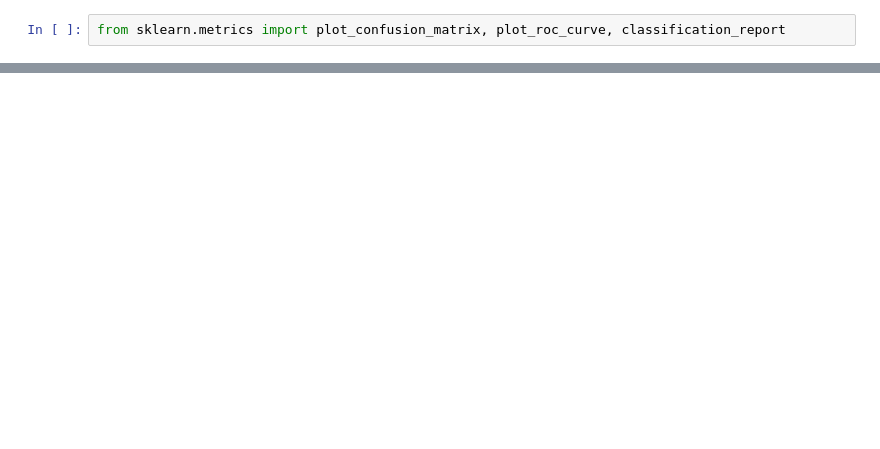
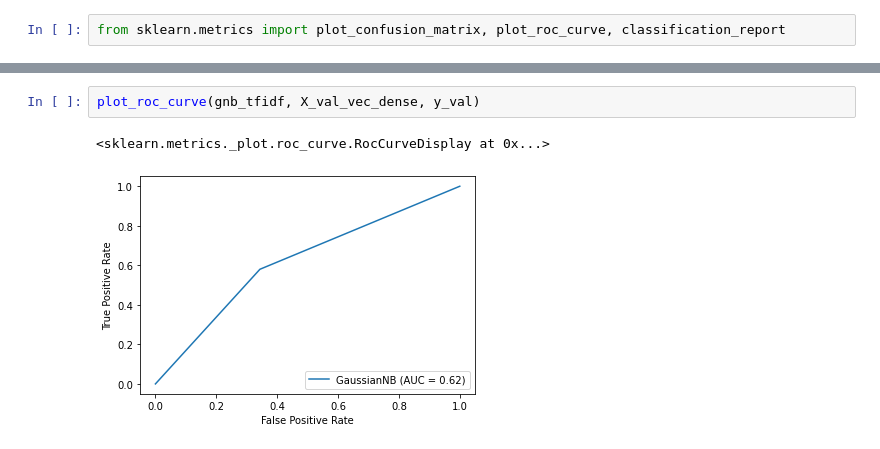
Before and after one commit to cdlc01/Twitter_Hate_Speech_Analysis, a Jupyter notebook: Naive Bayes & Multinomial Naive Bayes.ipynb, the cells around one changed output, grey strips where cells are left out. Cells and saved outputs as stored; diff of their text form; blank space fills up the shorter version.

```diff
--- a/Naive Bayes & Multinomial Naive Bayes.ipynb
+++ b/Naive Bayes & Multinomial Naive Bayes.ipynb
@@ -128,0 +151,5 @@ from sklearn.metrics import plot_confusion_matrix, plot_roc_curve, classificatio
+# %%
+plot_roc_curve(gnb_tfidf, X_val_vec_dense, y_val)
+# %% [output]
+<sklearn.metrics._plot.roc_curve.RocCurveDisplay at 0x...>
+[figure, added]
```
Also changed, not shown: parts of 64 cells of this notebook, 1 other file.
